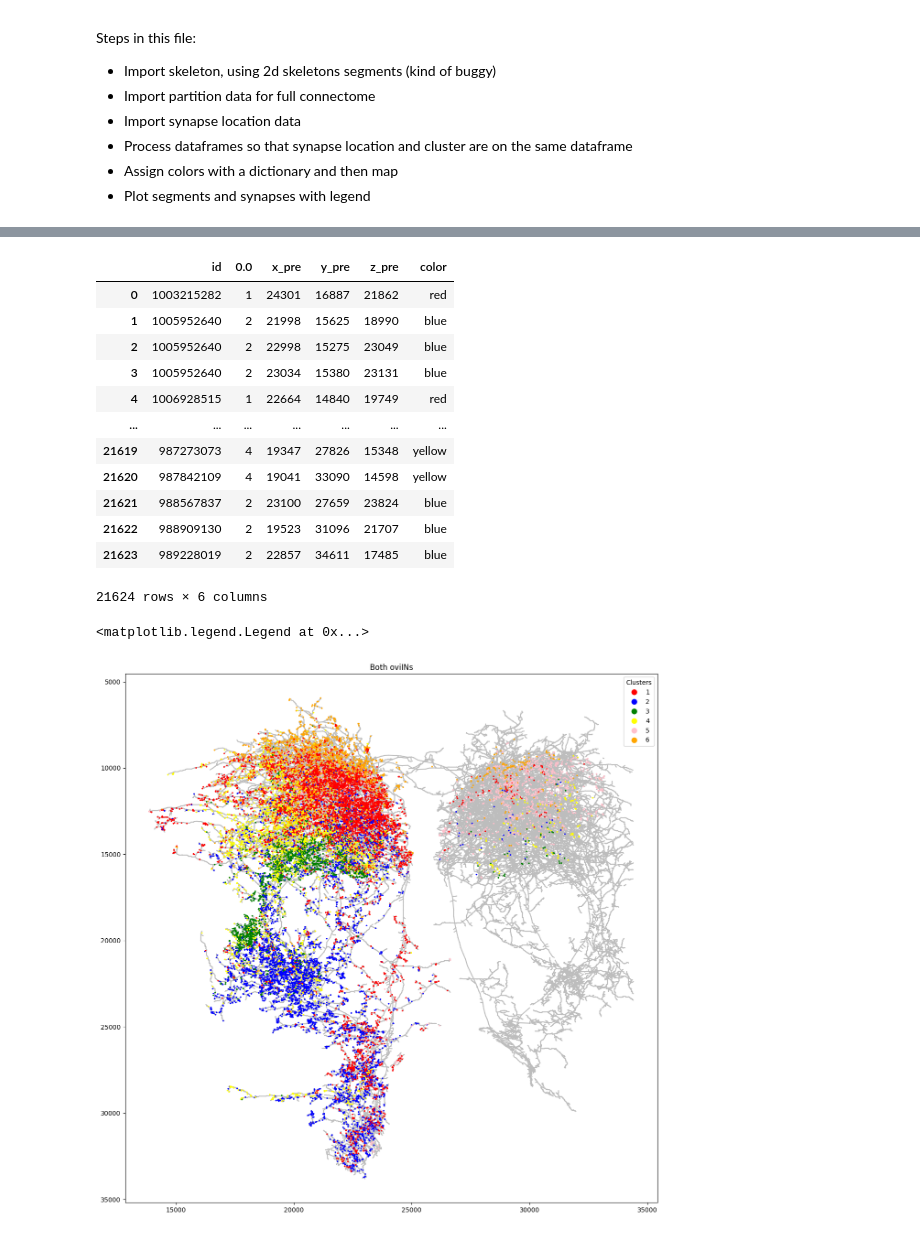
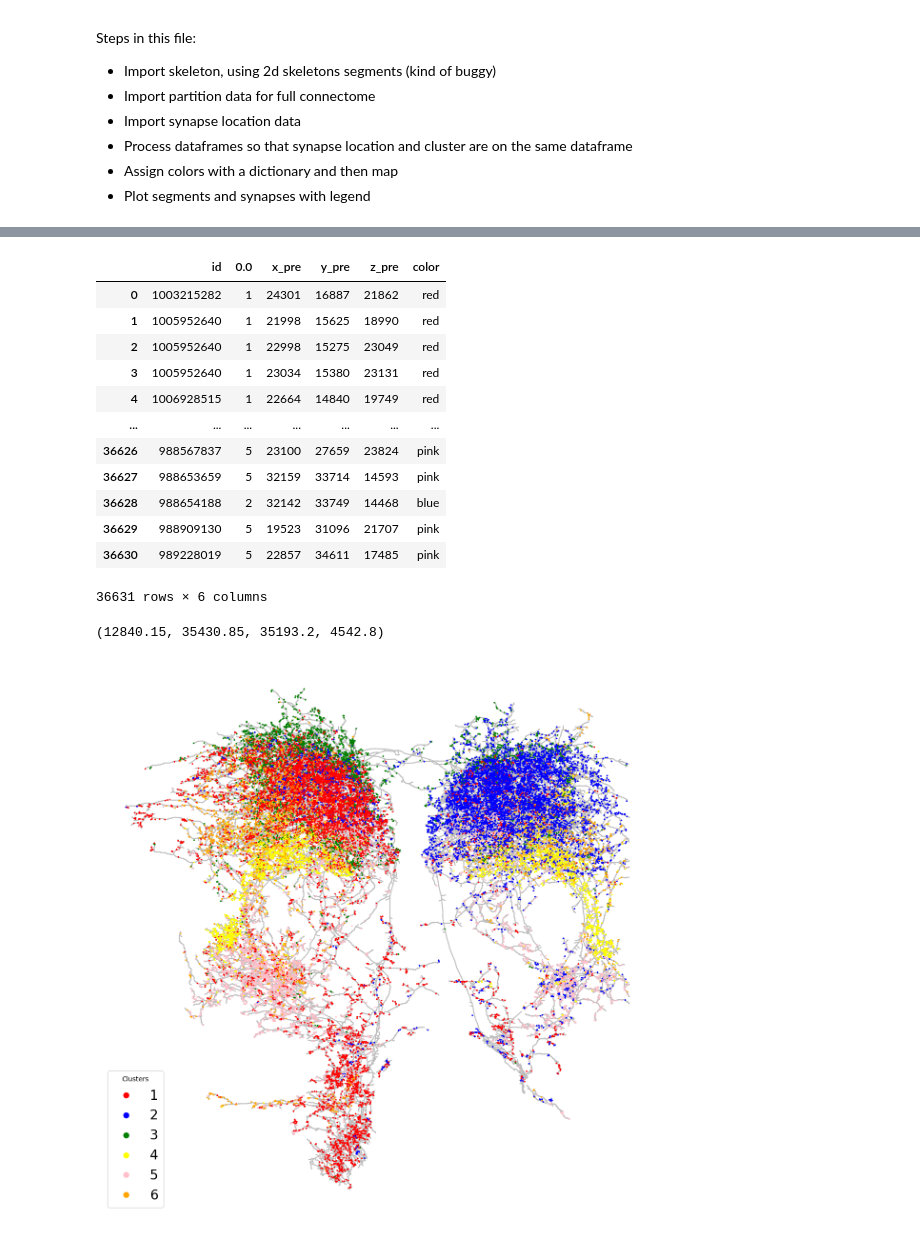
Before and after one commit to RhessaWL/flybrain-clustering, a Jupyter notebook: skeleton_clusters.ipynb, the cells around one changed output, grey strips where cells are left out. Cells and saved outputs as stored; diff of their text form; code cells hidden in the pictures.

```diff
--- a/skeleton_clusters.ipynb
+++ b/skeleton_clusters.ipynb
@@ -54,12 +56,16 @@ skeletons = pd.concat(skeletons, ignore_index=True)
 # %%
 # Join parent nodes
 segments = skeletons.merge(skeletons, left_on=['bodyId', 'link'], right_on=['bodyId', 'rowId'], suffixes=['_child', '_parent'])
+# %%
+ovi_pre_syns = fetch_synapse_connections(None, ovis, SC(primary_only=True))
+pre_neurons, _ = fetch_neurons(ovi_pre_syns['bodyId_pre'].unique())
+ovi_pre_syns = merge_neuron_properties(pre_neurons, ovi_pre_syns, 'type')
 # %%
 # import full connectome data and location data
-ovi_node_df  = pd.read_csv('/Users/rhessa/flybrain-clustering/oviIN_combined/preprocessed_inputs-v1.2.1/preprocessed_nodes.csv')
+ovi_node_df  = pd.read_csv('/Users/rhessa/flybrain-clustering/oviIN_combined/preprocessed-v1.2.1/preprocessed_nodes.csv')
 
 # Import synapse location data for pre-synaptic sites
-ovi_pre_syns = pd.read_csv('/Users/rhessa/flybrain-clustering/ovi_pre_syns.csv', index_col=0)
+#ovi_pre_syns = pd.read_csv('/Users/rhessa/flybrain-clustering/ovi_pre_syns.csv', index_col=0)
 # %%
 ovi_pre_syns
 # %% [output]
@@ -108,35 +114,37 @@ ovi_plotting
 # %% [output]
 |  | id | 0.0 | x_pre | y_pre | z_pre | color |
 | 0 | 1003215282 | 1 | 24301 | 16887 | 21862 | red |
-| 1 | 1005952640 | 2 | 21998 | 15625 | 18990 | blue |
-| 2 | 1005952640 | 2 | 22998 | 15275 | 23049 | blue |
-| 3 | 1005952640 | 2 | 23034 | 15380 | 23131 | blue |
+| 1 | 1005952640 | 1 | 21998 | 15625 | 18990 | red |
+| 2 | 1005952640 | 1 | 22998 | 15275 | 23049 | red |
+| 3 | 1005952640 | 1 | 23034 | 15380 | 23131 | red |
 | 4 | 1006928515 | 1 | 22664 | 14840 | 19749 | red |
 | ... | ... | ... | ... | ... | ... | ... |
-| 21619 | 987273073 | 4 | 19347 | 27826 | 15348 | yellow |
-| 21620 | 987842109 | 4 | 19041 | 33090 | 14598 | yellow |
-| 21621 | 988567837 | 2 | 23100 | 27659 | 23824 | blue |
-| 21622 | 988909130 | 2 | 19523 | 31096 | 21707 | blue |
-| 21623 | 989228019 | 2 | 22857 | 34611 | 17485 | blue |
+| 36626 | 988567837 | 5 | 23100 | 27659 | 23824 | pink |
+| 36627 | 988653659 | 5 | 32159 | 33714 | 14593 | pink |
+| 36628 | 988654188 | 2 | 32142 | 33749 | 14468 | blue |
+| 36629 | 988909130 | 5 | 19523 | 31096 | 21707 | pink |
+| 36630 | 989228019 | 5 | 22857 | 34611 | 17485 | pink |
-21624 rows × 6 columns
+36631 rows × 6 columns
 # %%
 # Plot the skeleton and clusters with labels
 fig, ax = plt.subplots(figsize=(15, 15))
-ax.set_title('Both oviINs')
 ax.invert_yaxis()  # Flip the y-axis
 
 # Plot the skeleton (2D)
 for index, row in segments.iterrows():
     ax.plot([row['x_child'], row['x_parent']], [row['z_child'], row['z_parent']], color=row['color_child'], zorder=1)
+
+# Drop axes
 
 # plot clusters with legend of clusters corresponding to colors
 ax.scatter(ovi_plotting['x_pre'], ovi_plotting['z_pre'], c=ovi_plotting['color'], s=2, zorder=2)
 ax.legend(handles=[plt.Line2D([0], [0], marker='o', color='w', markerfacecolor='red', markersize=10, label='1'),
                    plt.Line2D([0], [0], marker='o', color='w', markerfacecolor='blue', markersize=10, label='2'),
                    plt.Line2D([0], [0], marker='o', color='w', markerfacecolor='green', markersize=10, label='3'),
                    plt.Line2D([0], [0], marker='o', color='w', markerfacecolor='yellow', markersize=10, label='4'),
                    plt.Line2D([0], [0], marker='o', color='w', markerfacecolor='pink', markersize=10, label='5'),
-                   plt.Line2D([0], [0], marker='o', color='w', markerfacecolor='orange', markersize=10, label='6')], title='Clusters')
+                   plt.Line2D([0], [0], marker='o', color='w', markerfacecolor='orange', markersize=10, label='6')], title='Clusters',fontsize="20", loc='lower left')
+plt.axis('off')
 # %% [output]
-<matplotlib.legend.Legend at 0x...>
+(12840.15, 35430.85, 35193.2, 4542.8)
-[figure, old version]
+[figure, new version]
```
Also changed, not shown: parts of 3 cells of this notebook, 8 other files.
